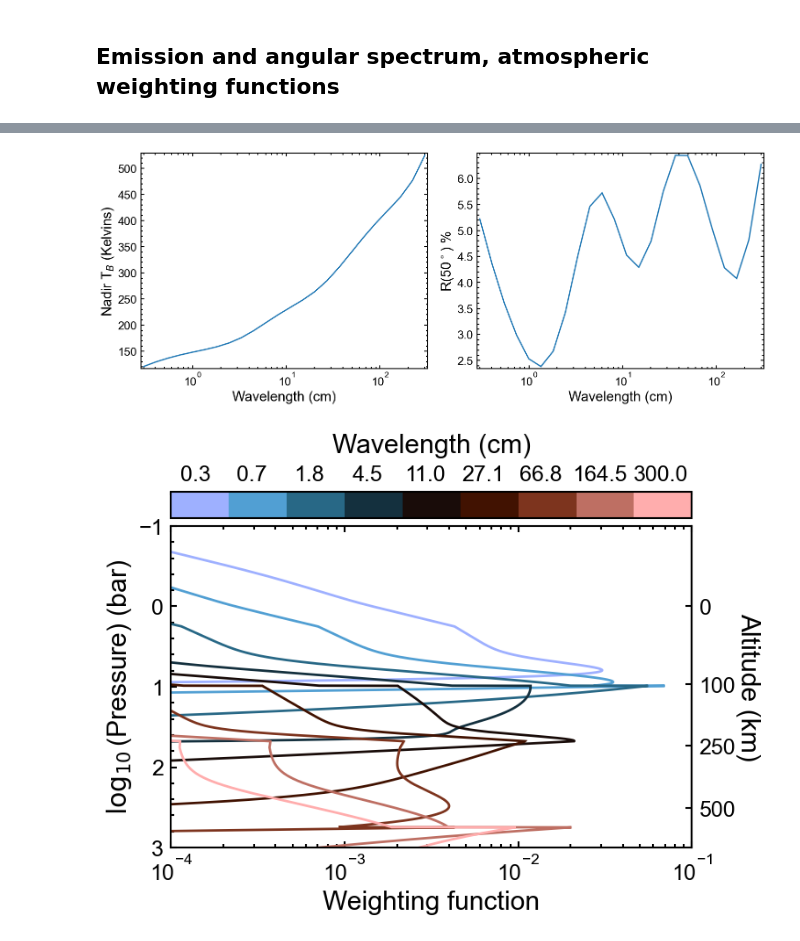
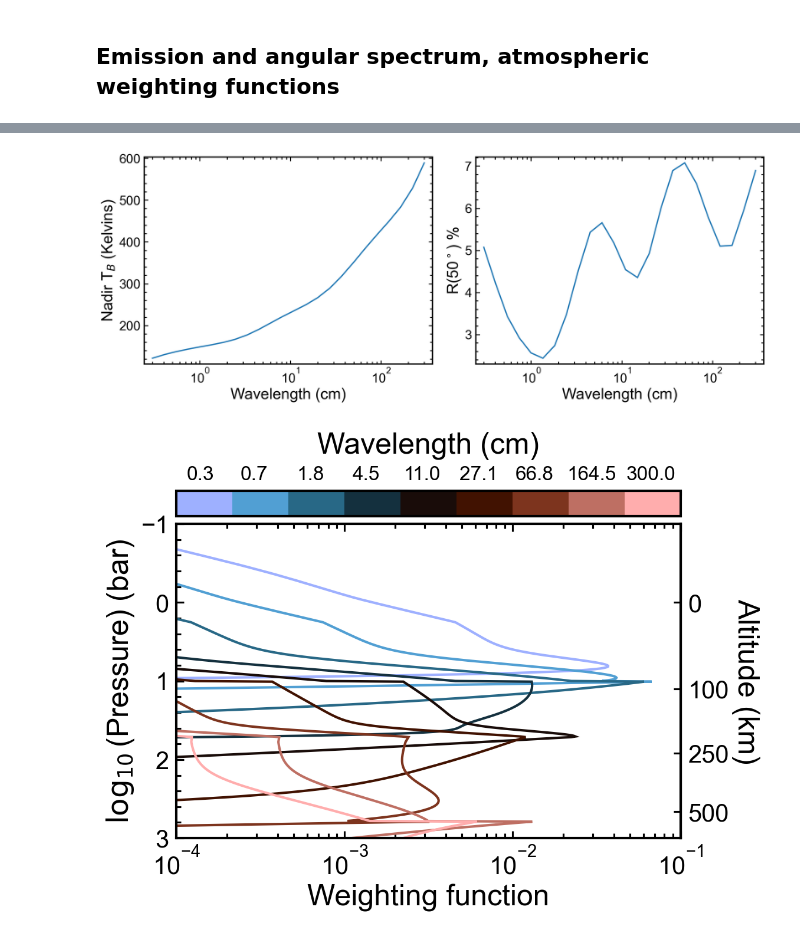
Before and after one commit to abakins/ECCM_MRTM, a Jupyter notebook: demos/Akins_Hofstadter_2026/Fig1_Fig3_ECCMDemo/Book1_ECCM_Spectrum_Demo.ipynb, the cells around one changed output, grey strips where cells are left out. Drawn from its saved outputs; the diff is of its cells as text; code cells hidden in the pictures.

```diff
--- a/demos/Akins_Hofstadter_2026/Fig1_Fig3_ECCMDemo/Book1_ECCM_Spectrum_Demo.ipynb
+++ b/demos/Akins_Hofstadter_2026/Fig1_Fig3_ECCMDemo/Book1_ECCM_Spectrum_Demo.ipynb
@@ -41,7 +41,7 @@ gases = [eccm.GasInput('H2O', deep=10*gases1['O'], rh=0.7),
 result  = eccm.run_eccm(p_grid, saturn_pressure, saturn_temperature, saturn_gravity,
                                                  gases=gases, bulk_h2=0.88, bulk_he=0.12,
                                                  latent_heat_update=True, force_reference_above_pressure=1.*spc.bar,
-                                                 use_compressibility=False)
+                                                 use_compressibility=True)
 
 pressure_grid = result['pressure']
 temperature_grid = result['temperature']
@@ -242,10 +242,9 @@ Warning: Using Karpowicz and Steffes 2011 line parameters may result in errors n
 
 Generating a model for Saturn, starting with a Voyager radio occultation profile and assuming deep abundances corresponding to 35x enrichment (1x for N). Relative humidity is set to 35%
 # %%
-p_grid = np.logspace(2, 9, 10000)
+p_grid = np.logspace(2, 9, 2500)
 uranus_gravity = 8.87  # m/s2
 
-# Load RO profile
 # Load RO profile
 data_dir = eccm.__path__[0]
 uranus_ro = np.loadtxt(os.path.join(data_dir, 'data/ro_profiles/uranus_voyager2_lindal1987.txt'), skiprows=3, delimiter=',')
@@ -254,8 +253,7 @@ uranus_temperature = uranus_ro[:, 1]
 
 gases1 = eccm.solar_concentration()
 
-gases = [# eccm.GasInput('H2O', deep=10*gases1['O'], rh=0.7),
-         eccm.GasInput('H2O', deep=35*gases1['O'], rh=0.35),
+gases = [eccm.GasInput('H2O', deep=35*gases1['O'], rh=0.35),
          eccm.GasInput('NH3', deep=1*gases1['N'], rh=1),
          eccm.GasInput('H2S', deep=35*gases1['S'], rh=0.35),
          eccm.GasInput('CH4', deep=50*gases1['C'], rh=1.),
@@ -265,7 +263,7 @@ gases = [# eccm.GasInput('H2O', deep=10*gases1['O'], rh=0.7),
 result  = eccm.run_eccm(p_grid, uranus_pressure, uranus_temperature, uranus_gravity,
                                                  gases=gases, bulk_h2=0.85, bulk_he=0.15,
                                                  latent_heat_update=True, force_reference_above_pressure=1.*spc.bar,
-                                                 use_compressibility=False)
+                                                 use_compressibility=True)
 
 pressure_grid = result['pressure']
 temperature_grid = result['temperature']
@@ -288,7 +286,6 @@ a_ch4solid = result['aerosol_densities']['CH4']['solid']
 a_ch4liquid = result['aerosol_densities']['CH4']['liquid']
 a_h2osolution = result['aerosol_densities']['H2O_NH3_SOLUTION']['liquid']
 a_nh4sh = result['aerosol_densities']['NH4SH']['solid']
-
 
 def p_to_z(x):
     return np.interp(x, np.log10(pressure_grid / spc.bar)[::-1], altitude_grid[::-1])
@@ -441,7 +438,7 @@ secax = ax.secondary_yaxis('right', functions=(p_to_z, z_to_p))
 secax.yaxis.set_major_formatter(ticker.ScalarFormatter())
 secax.set_yticks([-250, -100, 0, 100, 250, 500, 800])
 secax.tick_params(right=False, which='minor')
-secax.set_ylabel('Altitude (km)', rotation=-90, labelpad=20)
+secax.set_ylabel('Altitude (km)', rotation=-90, labelpad=25)
 
 
 # Colorbar
@@ -454,8 +451,8 @@ cbar = fig.colorbar(
     boundaries=edges, ticks=tick_locs
 )
 cbar.set_label('Wavelength (cm)', labelpad=10)
-cbar.ax.set_xticklabels(tick_labels)
+cbar.ax.set_xticklabels(tick_labels, size=16)
 
 fig.tight_layout()
-fig.savefig('uranus_weightfunction.png', dpi=300)
+fig.savefig('uranus_weightfunction.pdf')
 # %% [output]
@@ -462,2 +461,2 @@ fig.savefig('uranus_weightfunction.png', dpi=300)
-[figure, old version]
+[figure, new version]
-[figure, old version]
+[figure, new version]
```
Also changed, not shown: parts of 4 cells of this notebook, 28 other files.
